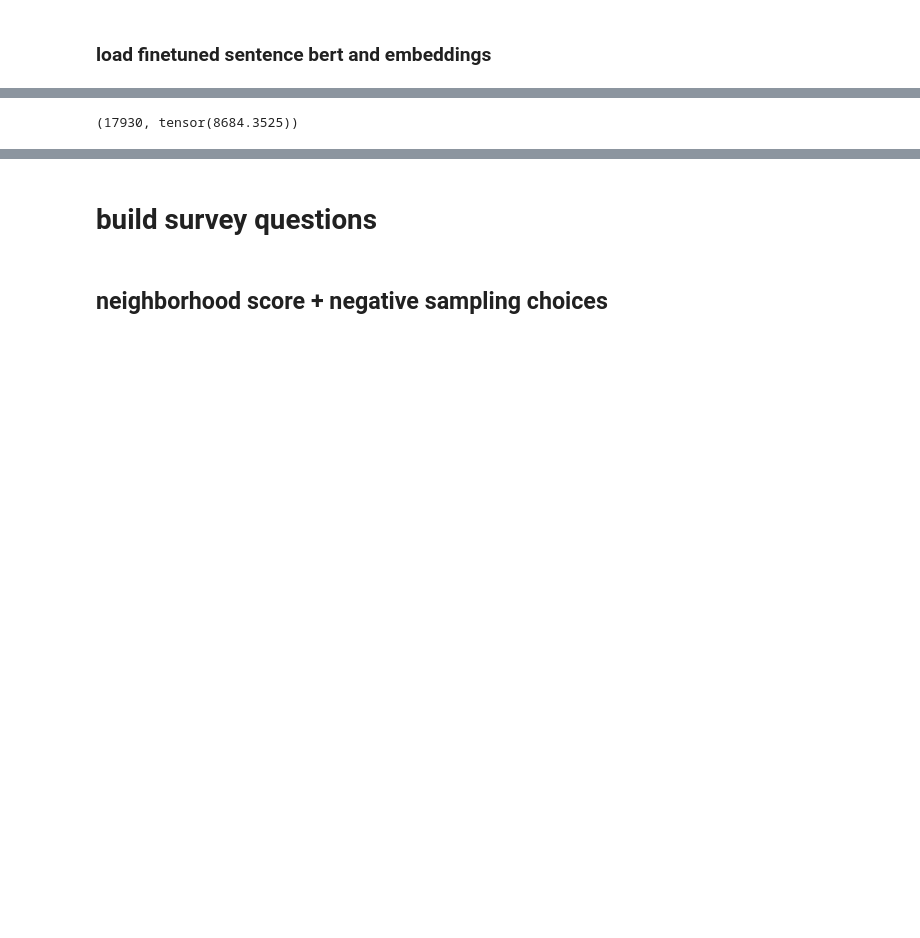
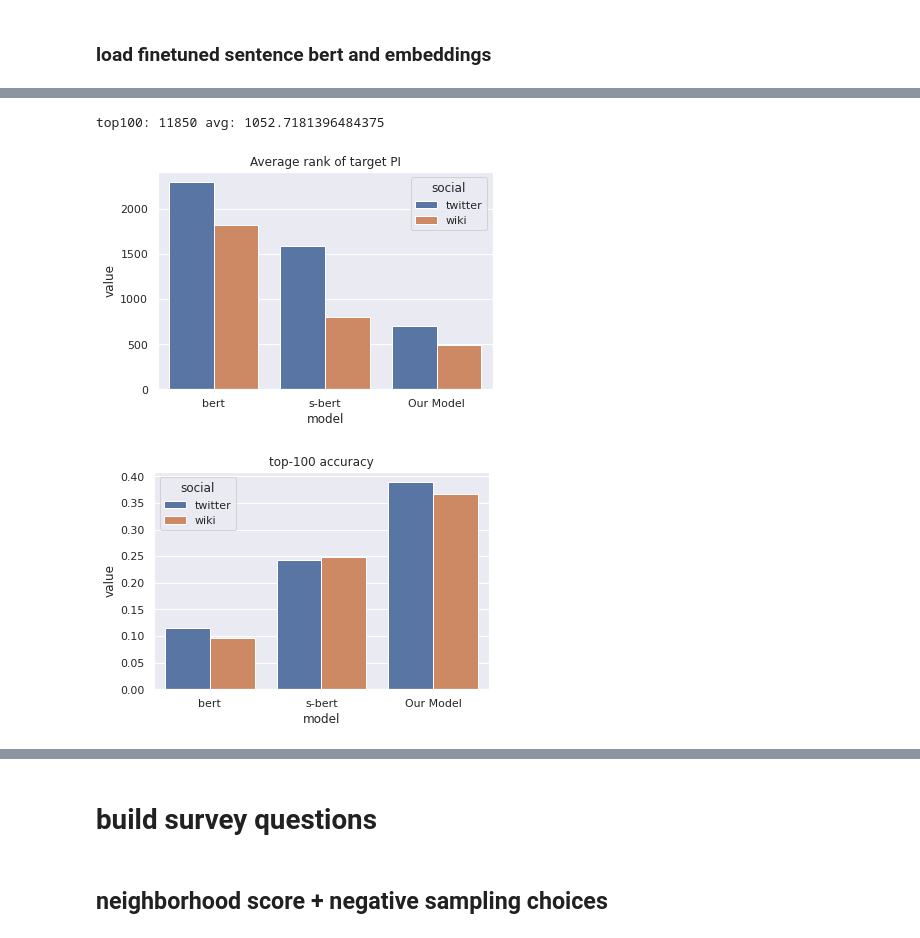
Before and after one commit to navidmdn/identity_embedding, a Jupyter notebook: pi2v.ipynb, the cells around one changed output, grey strips where cells are left out. Drawn from its saved outputs; the diff is of its cells as text; code cells hidden in the pictures; blank space fills up the shorter version.

```diff
--- a/pi2v.ipynb
+++ b/pi2v.ipynb
@@ -808,5 +1039,5 @@ device='cpu'
 cosine_scores = util.cos_sim(sbert_emb_x, sbert_emb_all)
 ranks = torch.argsort(torch.argsort(cosine_scores.to(device), dim=1, descending=True), dim=1)
 target_idxs = torch.tensor([pi_dict[y] for y in bio_y], dtype=torch.int64)
-target_ranks = torch.gather(ranks, 1, target_idxs.unsqueeze(1).reshape(-1,1)).type(torch.FloatTensor)
+sbert_target_ranks = torch.gather(ranks, 1, target_idxs.unsqueeze(1).reshape(-1,1)).type(torch.FloatTensor)
 # %% [output]
@@ -815,3 +1046,6 @@ Wall time: 4min 15s
 # %%
-len([r for r in target_ranks.squeeze().tolist() if r < 100]), torch.mean(target_ranks)
+sbert_avg_rank = torch.mean(sbert_target_ranks).item()
+sbert_top100 = len([r for r in sbert_target_ranks.reshape(1,-1).squeeze().tolist() if r < 100])
+
+print(f"top100: {sbert_top100} avg: {sbert_avg_rank}")
 # %% [output]
@@ -860,7 +1083,7 @@ BertModel(
 import torch
 
 device='cpu'
-cosine_scores_fint = util.cos_sim(fint_emb_x, fint_emb_all)
+cosine_scores_fint = util.cos_sim(fint_emb_x.to(device), fint_emb_all.to(device))
 ranks_fint = torch.argsort(torch.argsort(cosine_scores_fint.to(device), dim=1, descending=True), dim=1)
 target_idxs = torch.tensor([pi_dict[y] for y in bio_y], dtype=torch.int64)
 target_ranks_fint = torch.gather(ranks_fint, 1, target_idxs.unsqueeze(1).reshape(-1,1)).type(torch.FloatTensor)
@@ -870,4 +1093,42 @@ Wall time: 4min 15s
 # %%
-len([r for r in target_ranks_fint.reshape(1,-1).squeeze().tolist() if r < 100]), torch.mean(target_ranks_fint)
+fint_avg_rank = torch.mean(target_ranks_fint).item()
+fint_top100 = len([r for r in target_ranks_fint.reshape(1,-1).squeeze().tolist() if r < 100])
+
+print(f"top100: {fint_top100} avg: {fint_avg_rank}")
 # %% [output]
-(17930, tensor(8684.3525))
+top100: 11850 avg: 1052.7181396484375
+# %%
+import pandas as pd
+
+wiki_tot = 57474
+tw_tot = 717119
+df_avg_rank = pd.DataFrame({
+    'value': [tw_bert_avg_rank, tw_sbert_avg_rank, tw_fint_avg_rank, bert_avg_rank, sbert_avg_rank, fint_avg_rank],
+    'social': ['twitter', 'twitter', 'twitter', 'wiki', 'wiki', 'wiki'],
+   'model': ['bert', 's-bert', 'Our Model', 'bert', 's-bert', 'Our Model',]
+})
+
+df_top_100 = pd.DataFrame({
+    'value': [
+        tw_bert_top100/tw_tot, tw_sbert_top100/tw_tot, tw_fint_top100/tw_tot,
+        bert_top100/wiki_tot, sbert_top100/wiki_tot, fint_top100/wiki_tot
+    ],
+    'social': ['twitter', 'twitter', 'twitter', 'wiki', 'wiki', 'wiki'],
+    'model': ['bert', 's-bert', 'Our Model', 'bert', 's-bert', 'Our Model',]
+})
+
+
+import seaborn as sns
+import matplotlib.pyplot as plt
+sns.set_theme()
+
+sns.barplot(data=df_avg_rank, x='model', y='value', hue='social')
+plt.title('Average rank of target PI')
+plt.show()
+
+sns.barplot(data=df_top_100, x='model', y='value', hue='social')
+plt.title('top-100 accuracy')
+plt.show()
+# %% [output]
+[figure, added]
+[figure, added]
```
Also changed, not shown: parts of 67 cells of this notebook, 1 other file.
